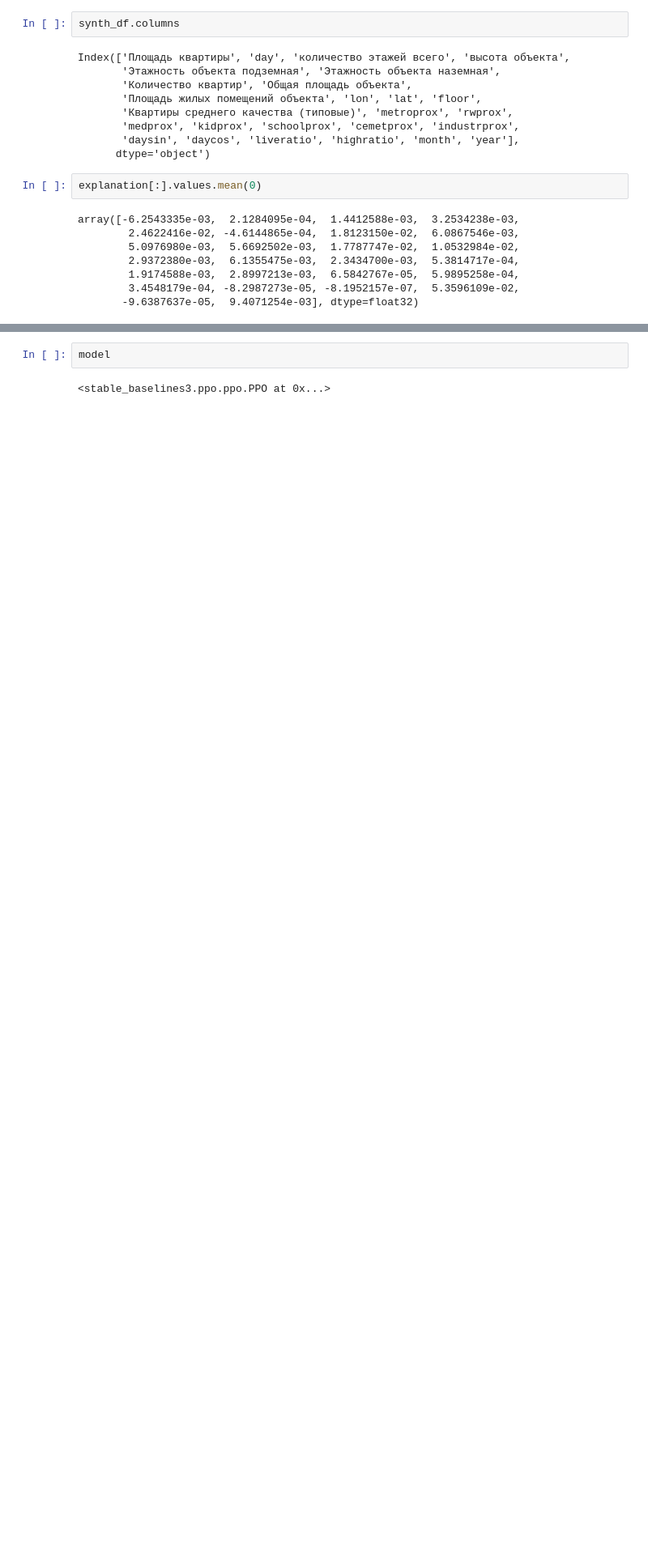
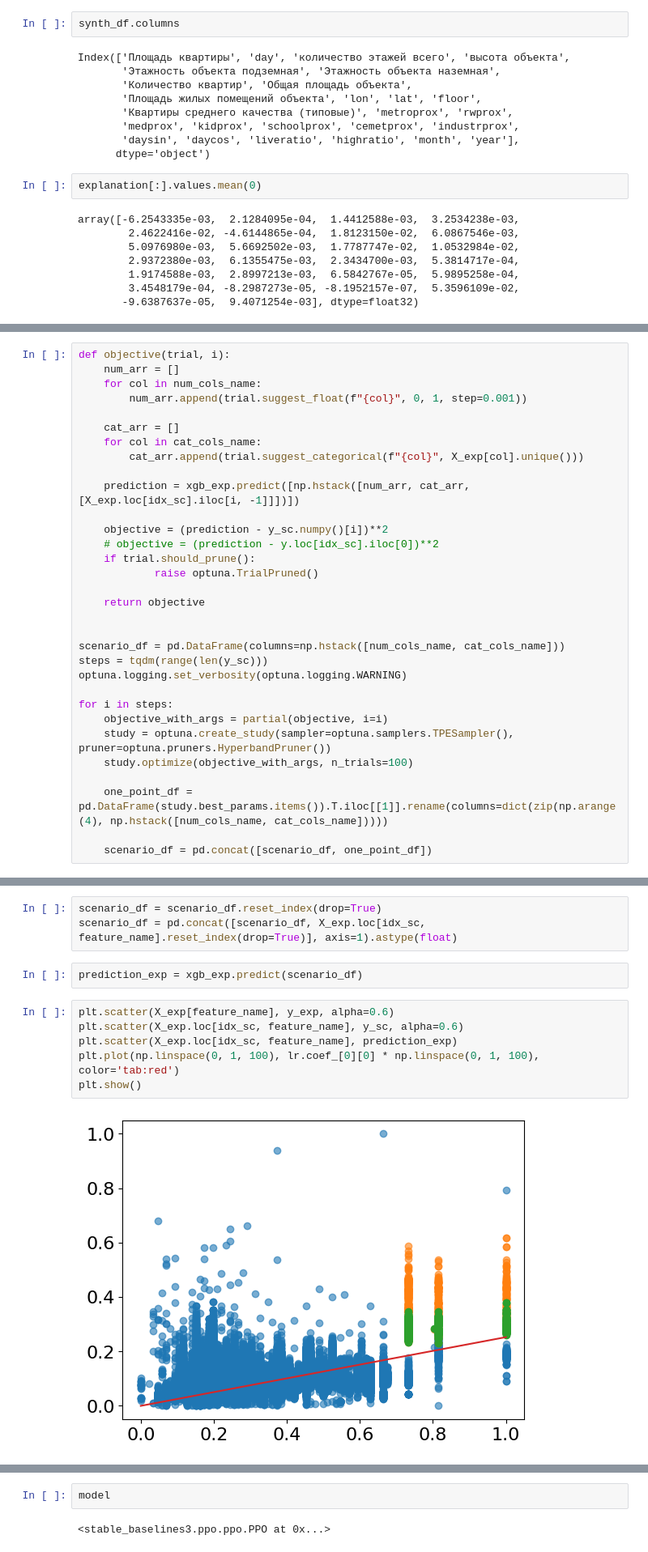
Before and after one commit to osa-bot/Benchmarking, a Jupyter notebook: Scenario_model.ipynb, the cells around one changed output, grey strips where cells are left out. Shown at 81% size. Drawn from its saved outputs; the diff is of its cells as text; blank space fills up the shorter version.

Commit message:
add: Optuna experiments

```diff
--- a/Scenario_model.ipynb
+++ b/Scenario_model.ipynb
@@ -786,0 +791,32 @@ Name: count, dtype: int64
+# %%
+def objective(trial, i):
+    num_arr = []
+    for col in num_cols_name:
+        num_arr.append(trial.suggest_float(f"{col}", 0, 1, step=0.001))
+
+    cat_arr = []
+    for col in cat_cols_name:
+        cat_arr.append(trial.suggest_categorical(f"{col}", X_exp[col].unique()))
+
+    prediction = xgb_exp.predict([np.hstack([num_arr, cat_arr, [X_exp.loc[idx_sc].iloc[i, -1]]])])
+
+    objective = (prediction - y_sc.numpy()[i])**2
+    # objective = (prediction - y.loc[idx_sc].iloc[0])**2
+    if trial.should_prune():
+            raise optuna.TrialPruned()
+
+    return objective
+
+
+scenario_df = pd.DataFrame(columns=np.hstack([num_cols_name, cat_cols_name]))
+steps = tqdm(range(len(y_sc)))
+optuna.logging.set_verbosity(optuna.logging.WARNING)
+
+for i in steps:
+    objective_with_args = partial(objective, i=i)
+    study = optuna.create_study(sampler=optuna.samplers.TPESampler(), pruner=optuna.pruners.HyperbandPruner())
+    study.optimize(objective_with_args, n_trials=100)
+
+    one_point_df = pd.DataFrame(study.best_params.items()).T.iloc[[1]].rename(columns=dict(zip(np.arange(4), np.hstack([num_cols_name, cat_cols_name]))))
+
+    scenario_df = pd.concat([scenario_df, one_point_df])
@@ -786,0 +829,13 @@ Name: count, dtype: int64
+# %%
+scenario_df = scenario_df.reset_index(drop=True)
+scenario_df = pd.concat([scenario_df, X_exp.loc[idx_sc, feature_name].reset_index(drop=True)], axis=1).astype(float)
+# %%
+prediction_exp = xgb_exp.predict(scenario_df)
+# %%
+plt.scatter(X_exp[feature_name], y_exp, alpha=0.6)
+plt.scatter(X_exp.loc[idx_sc, feature_name], y_sc, alpha=0.6)
+plt.scatter(X_exp.loc[idx_sc, feature_name], prediction_exp)
+plt.plot(np.linspace(0, 1, 100), lr.coef_[0][0] * np.linspace(0, 1, 100), color='tab:red')
+plt.show()
+# %% [output]
+[figure, added]
```
Also changed, not shown: parts of 20 cells of this notebook.
